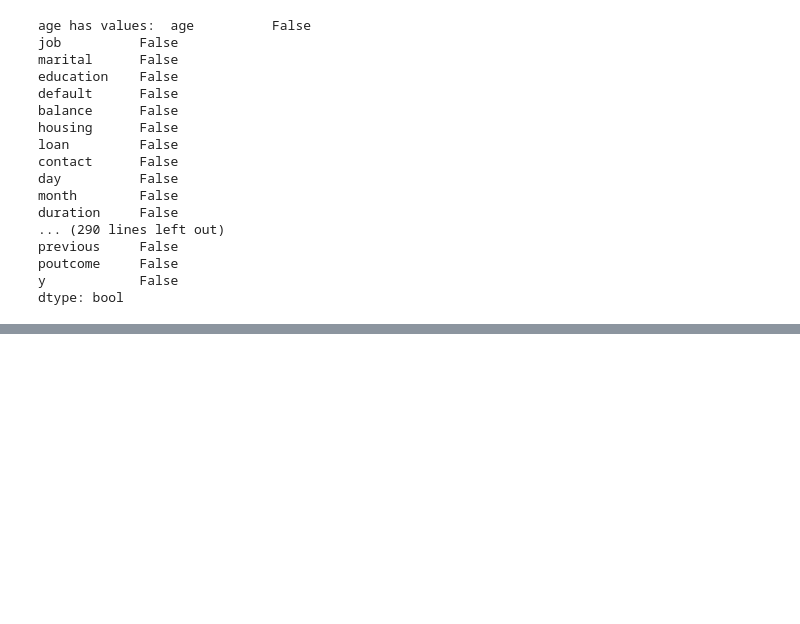
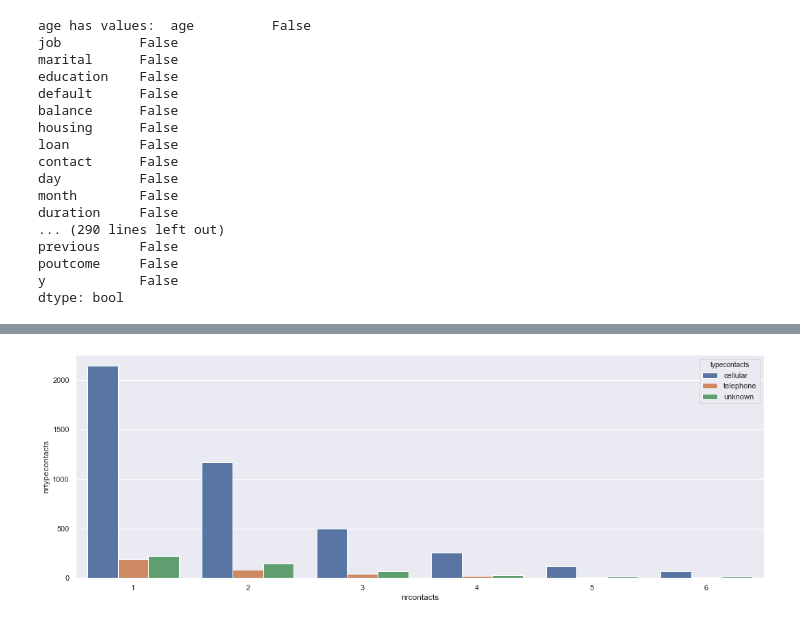
Before and after one commit to Alro10/data-science-bank-teste, a Jupyter notebook: src/Analysis.ipynb, the cells around one changed output, grey strips where cells are left out. Cells and saved outputs as stored; diff of their text form; code cells hidden in the pictures; blank space fills up the shorter version.

```diff
--- a/src/Analysis.ipynb
+++ b/src/Analysis.ipynb
@@ -60,0 +205,17 @@ dtype: bool
+# %%
+df_camp_sub = []
+for j in range(0, len(df_camp)):
+    if (df_camp.iloc[j].nrcontacts <= 6):
+        df_camp_sub.append(df_camp.iloc[j])
+
+df_camp_sub = pd.DataFrame(df_camp_sub)
+camp_sub = df_camp_sub['typecontacts'].groupby([df_camp_sub['nrcontacts'], df_camp_sub['typecontacts']]).count()
+
+camp_sub = pd.DataFrame(camp_sub)
+camp_sub.columns = ['nrtypecontacts']
+camp_sub.reset_index(inplace=True)
+
+sns.set(rc={'figure.figsize':(18,6)})
+ax = sns.barplot(x = 'nrcontacts', y = 'nrtypecontacts', hue = 'typecontacts', data=camp_sub)
+# %% [output]
+[figure, added]
```
Also changed, not shown: parts of 17 cells of this notebook.
